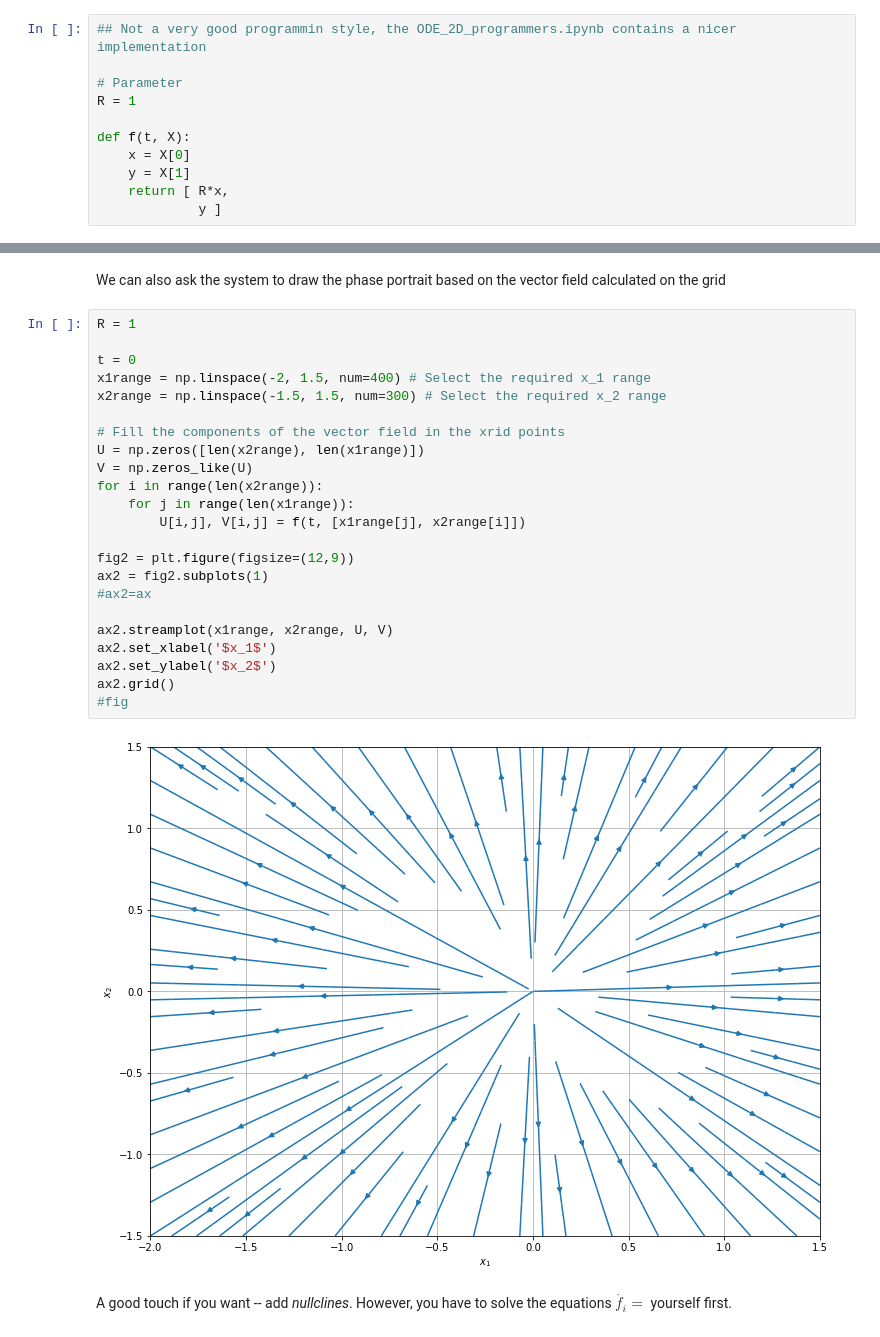
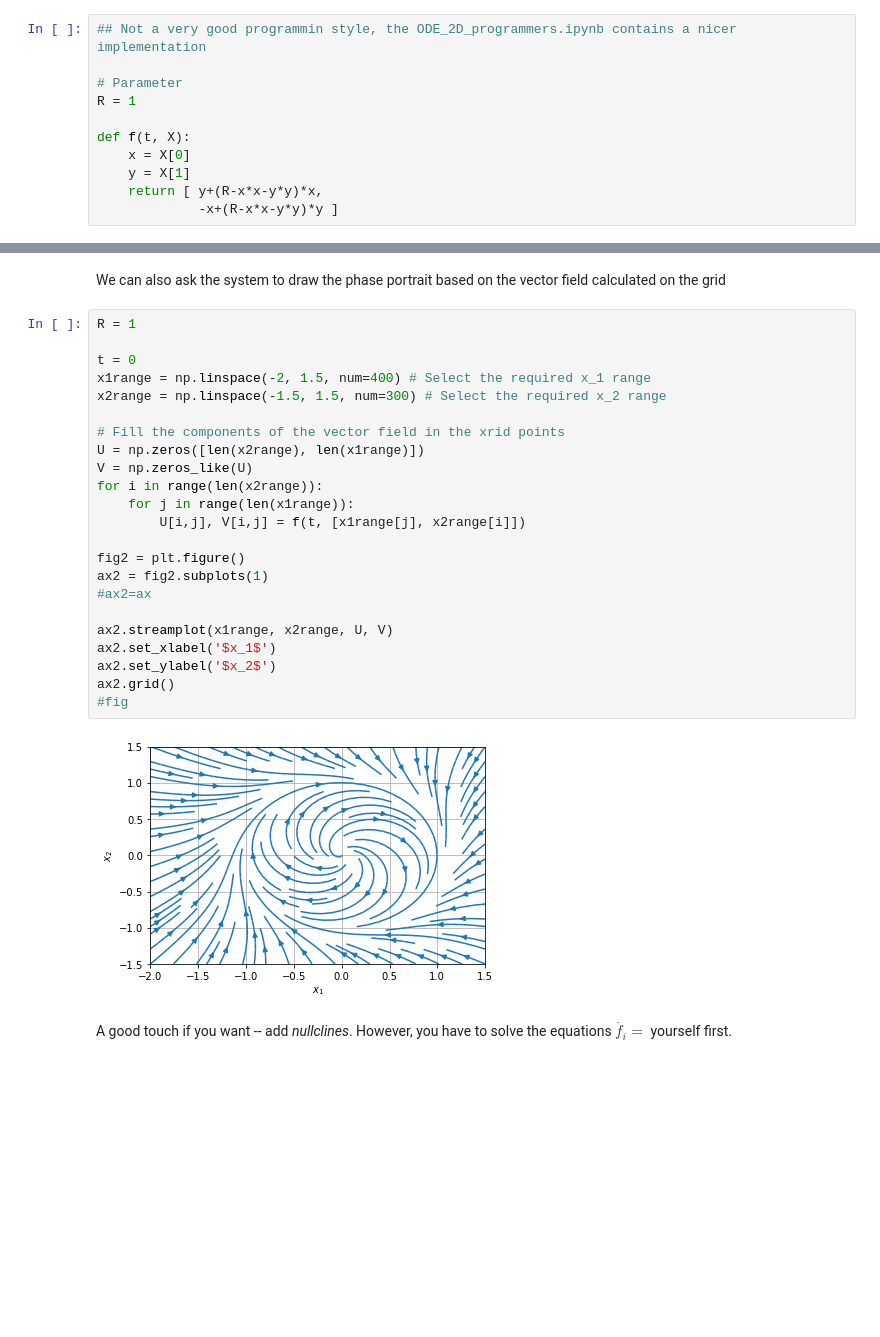
Before and after one commit to fedxa/PHYS30471, a Jupyter notebook: ODE_2D_discussion.ipynb, the cells around one changed output, grey strips where cells are left out. Drawn from its saved outputs; the diff is of its cells as text; blank space fills up the shorter version.

```diff
--- a/ODE_2D_discussion.ipynb
+++ b/ODE_2D_discussion.ipynb
@@ -30,8 +30,8 @@ R = 1
 def f(t, X):
     x = X[0]
     y = X[1]
-    return [ R*x,
-             y ]
+    return [ y+(R-x*x-y*y)*x,
+             -x+(R-x*x-y*y)*y ]
 # %% [markdown]
 ## Simple solution
 # %% [markdown]
@@ -114,28 +114,28 @@ We can also ask the system to draw the phase portrait based on the vector field
 # %%
 R = 1
 
 t = 0
 x1range = np.linspace(-2, 1.5, num=400) # Select the required x_1 range
 x2range = np.linspace(-1.5, 1.5, num=300) # Select the required x_2 range
 
 # Fill the components of the vector field in the xrid points
 U = np.zeros([len(x2range), len(x1range)])
 V = np.zeros_like(U)
 for i in range(len(x2range)):
     for j in range(len(x1range)):
         U[i,j], V[i,j] = f(t, [x1range[j], x2range[i]])
 
-fig2 = plt.figure(figsize=(12,9))
+fig2 = plt.figure()
 ax2 = fig2.subplots(1)
 #ax2=ax
 
 ax2.streamplot(x1range, x2range, U, V)
 ax2.set_xlabel('$x_1$')
 ax2.set_ylabel('$x_2$')
 ax2.grid()
 #fig
 # %% [output]
-[figure, old version]
+[figure, new version]
 # %% [markdown]
 A good touch if you want -- add _nullclines_. However, you have to solve the equations $\dot{f_i}=$ yourself first.
 # %% [markdown]
```
Also changed, not shown: parts of 3 cells of this notebook, 1 other file.
